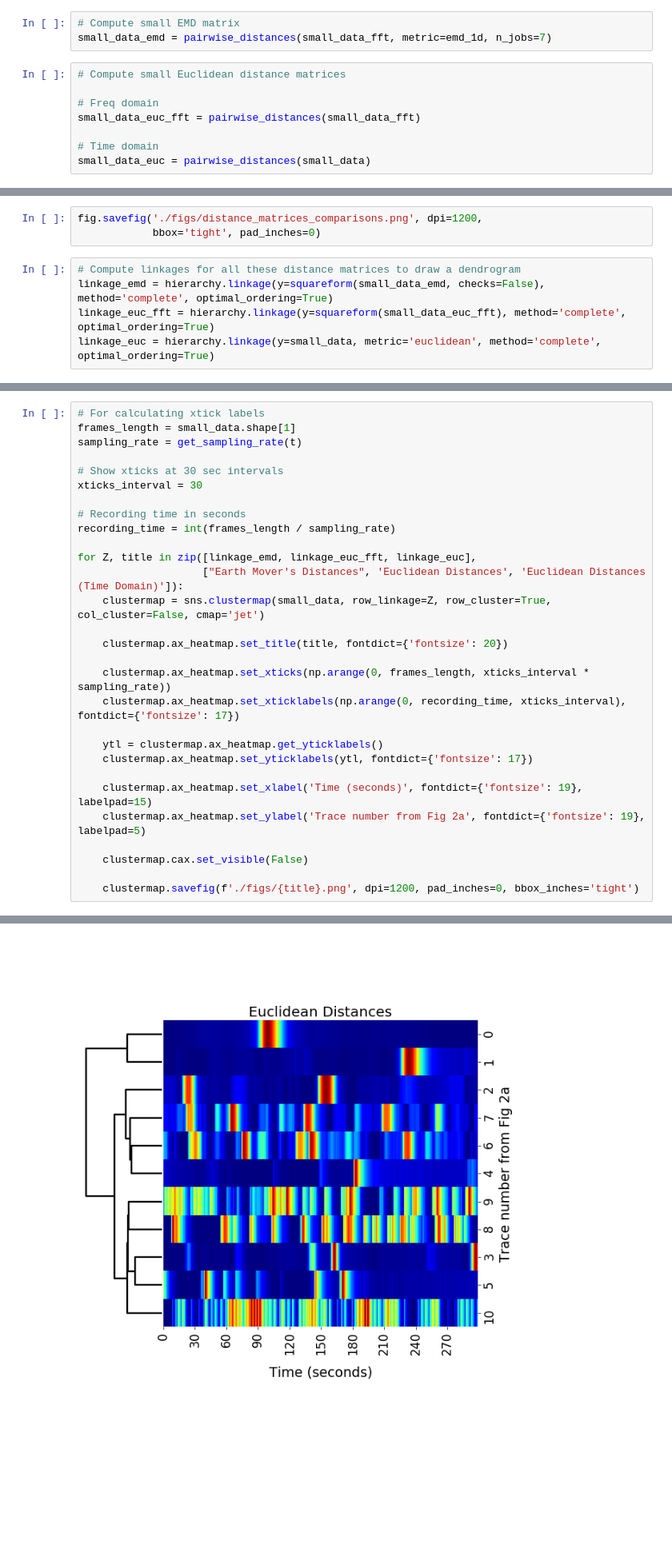
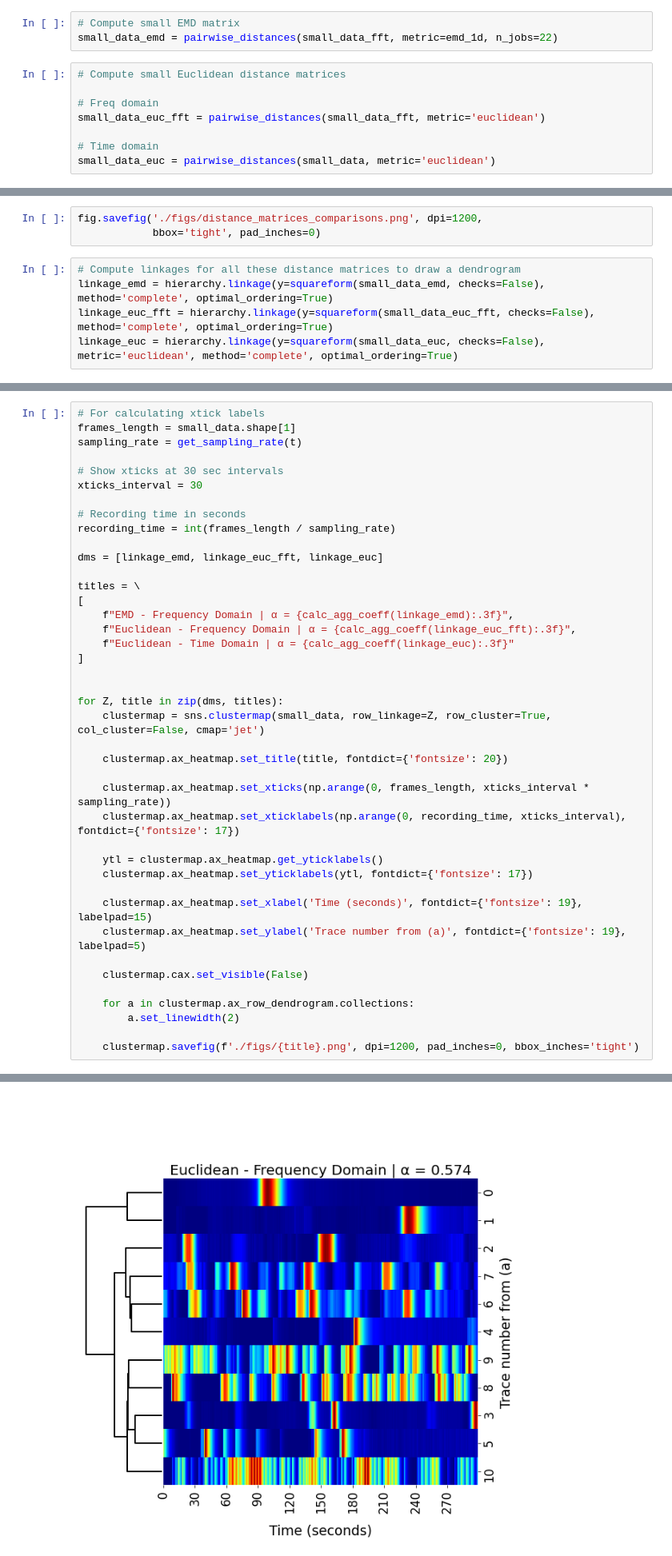
Before and after one commit to kushalkolar/mesmerize_manuscript_notebooks, a Jupyter notebook: distance_matrix_comparisons.ipynb, the cells around one changed output, grey strips where cells are left out. Shown at 80% size. Saved outputs shown, nothing was run; the diff lists cells and outputs as text; blank space fills up the shorter version.

```diff
--- a/distance_matrix_comparisons.ipynb
+++ b/distance_matrix_comparisons.ipynb
@@ -98,12 +97,12 @@ all_rdata = np.vstack(t.df._SPLICE_ARRAYS.values)
 small_data_fft += abs(all_rdata.min())
 # %%
 # Compute small EMD matrix
-small_data_emd = pairwise_distances(small_data_fft, metric=emd_1d, n_jobs=7)
+small_data_emd = pairwise_distances(small_data_fft, metric=emd_1d, n_jobs=22)
 # %%
 # Compute small Euclidean distance matrices
 
 # Freq domain
-small_data_euc_fft = pairwise_distances(small_data_fft)
+small_data_euc_fft = pairwise_distances(small_data_fft, metric='euclidean')
 
 # Time domain
-small_data_euc = pairwise_distances(small_data)
+small_data_euc = pairwise_distances(small_data, metric='euclidean')
@@ -130,5 +127,5 @@ fig.savefig('./figs/distance_matrices_comparisons.png', dpi=1200,
 # %%
 # Compute linkages for all these distance matrices to draw a dendrogram
 linkage_emd = hierarchy.linkage(y=squareform(small_data_emd, checks=False), method='complete', optimal_ordering=True)
-linkage_euc_fft = hierarchy.linkage(y=squareform(small_data_euc_fft), method='complete', optimal_ordering=True)
-linkage_euc = hierarchy.linkage(y=small_data, metric='euclidean', method='complete', optimal_ordering=True)
+linkage_euc_fft = hierarchy.linkage(y=squareform(small_data_euc_fft, checks=False), method='complete', optimal_ordering=True)
+linkage_euc = hierarchy.linkage(y=squareform(small_data_euc, checks=False), metric='euclidean', method='complete', optimal_ordering=True)
@@ -145,8 +182,17 @@ xticks_interval = 30
 # Recording time in seconds
 recording_time = int(frames_length / sampling_rate)
 
-for Z, title in zip([linkage_emd, linkage_euc_fft, linkage_euc],
-                    ["Earth Mover's Distances", 'Euclidean Distances', 'Euclidean Distances (Time Domain)']):
+dms = [linkage_emd, linkage_euc_fft, linkage_euc]
+
+titles = \
+[
+    f"EMD - Frequency Domain | α = {calc_agg_coeff(linkage_emd):.3f}",
+    f"Euclidean - Frequency Domain | α = {calc_agg_coeff(linkage_euc_fft):.3f}",
+    f"Euclidean - Time Domain | α = {calc_agg_coeff(linkage_euc):.3f}"
+]
+
+
+for Z, title in zip(dms, titles):
     clustermap = sns.clustermap(small_data, row_linkage=Z, row_cluster=True, col_cluster=False, cmap='jet')
 
     clustermap.ax_heatmap.set_title(title, fontdict={'fontsize': 20})
@@ -158,9 +204,12 @@ for Z, title in zip([linkage_emd, linkage_euc_fft, linkage_euc],
     clustermap.ax_heatmap.set_yticklabels(ytl, fontdict={'fontsize': 17})
 
     clustermap.ax_heatmap.set_xlabel('Time (seconds)', fontdict={'fontsize': 19}, labelpad=15)
-    clustermap.ax_heatmap.set_ylabel('Trace number from Fig 2a', fontdict={'fontsize': 19}, labelpad=5)
+    clustermap.ax_heatmap.set_ylabel('Trace number from (a)', fontdict={'fontsize': 19}, labelpad=5)
 
     clustermap.cax.set_visible(False)
 
+    for a in clustermap.ax_row_dendrogram.collections:
+        a.set_linewidth(2)
+
     clustermap.savefig(f'./figs/{title}.png', dpi=1200, pad_inches=0, bbox_inches='tight')
 # %% [output]
@@ -168 +217 @@ for Z, title in zip([linkage_emd, linkage_euc_fft, linkage_euc],
-[figure, old version]
+[figure, new version]
```
Also changed, not shown: parts of 9 cells of this notebook, 11 other files.
